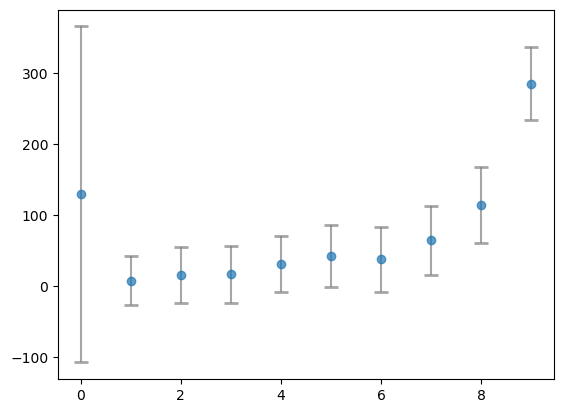
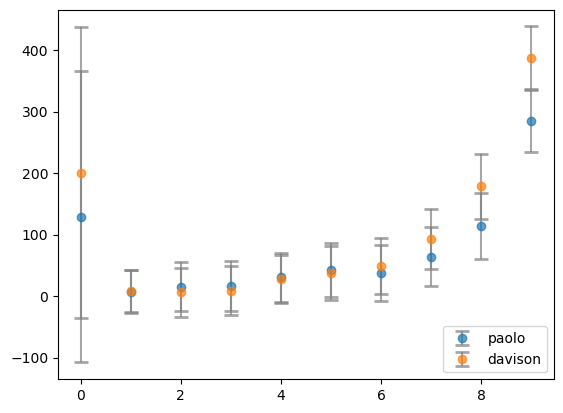
Unified diff of the notebook cell whose output changed from the first chart to the second:
--- before
+++ after
@@ -1,6 +1,15 @@
 plt.errorbar(range(len(ds.BFRN_bins)), 
-            ds.melt_mean, 
+            ds.melt_mean.sel(source='paolo'), 
             xerr=None, 
-            yerr=ds.melt_mean_err,
+            yerr=ds.melt_mean_err.sel(source='paolo'),
              fmt='o', capsize=5, capthick=2,
-             ecolor='gray', alpha=0.7, label='target')
+             ecolor='gray', alpha=0.7, label='paolo')
+
+plt.errorbar(range(len(ds.BFRN_bins)), 
+            ds.melt_mean.sel(source='davison'), 
+            xerr=None, 
+            yerr=ds.melt_mean_err.sel(source='davison'),
+             fmt='o', capsize=5, capthick=2,
+             ecolor='gray', alpha=0.7, label='davison')
+
+plt.legend()

Commit: Update melt_target_term2 to include davison data